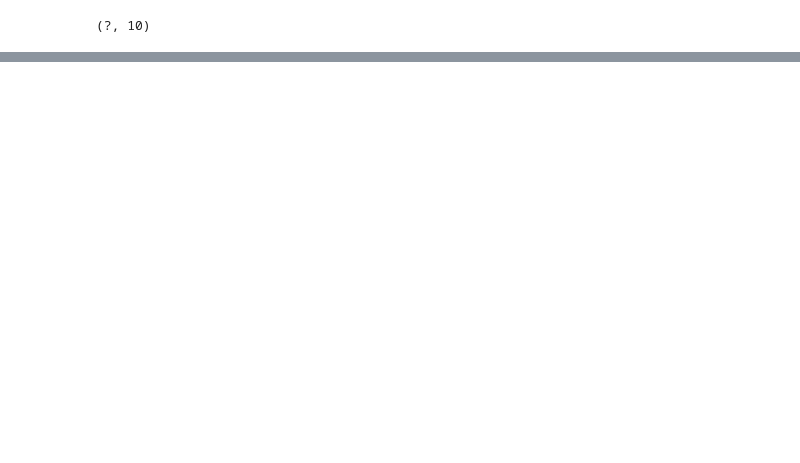
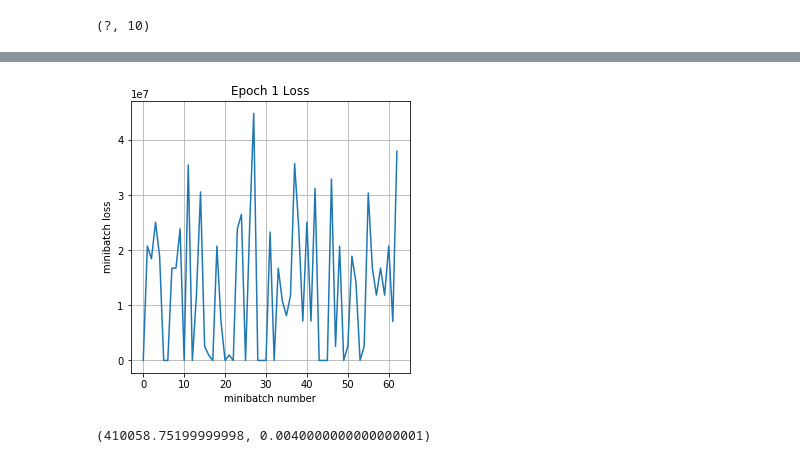
Before and after one commit to wayneb0t/sketch-recognition, a Jupyter notebook: Recognition.ipynb, the cells around one changed output, grey strips where cells are left out. Cells and saved outputs as stored; diff of their text form; code cells hidden in the pictures; blank space fills up the shorter version.

```diff
--- a/Recognition.ipynb
+++ b/Recognition.ipynb
@@ -195,0 +302,14 @@ Epoch 1, Overall loss = 1.54 and accuracy of 0.463
+# %%
+sess = tf.Session()
+sess.run(tf.global_variables_initializer())
+print('training')
+run_model(session=sess,
+          predict=y_out,
+          loss_val=mean_loss,
+          Xd=X_train,
+          yd=y_train,
+          epochs=50,
+          batch_size=32,
+          print_every=100,
+          training=train_step,
+          plot_losses=True)
@@ -195,0 +361,13 @@ Epoch 1, Overall loss = 1.54 and accuracy of 0.463
+# %%
+print('testing')
+run_model(session=sess,
+          predict=y_out,
+          loss_val=mean_loss,
+          Xd=X_val,
+          yd=y_val,
+          epochs=1,
+          batch_size=32,
+          print_every=1,
+          training=None,
+          plot_losses=True)
+# %% [output]
@@ -195,0 +376,2 @@ Epoch 1, Overall loss = 1.54 and accuracy of 0.463
+[figure, added]
+(410058.75199999998, 0.0040000000000000001)
```
Also changed, not shown: parts of 11 cells of this notebook.
